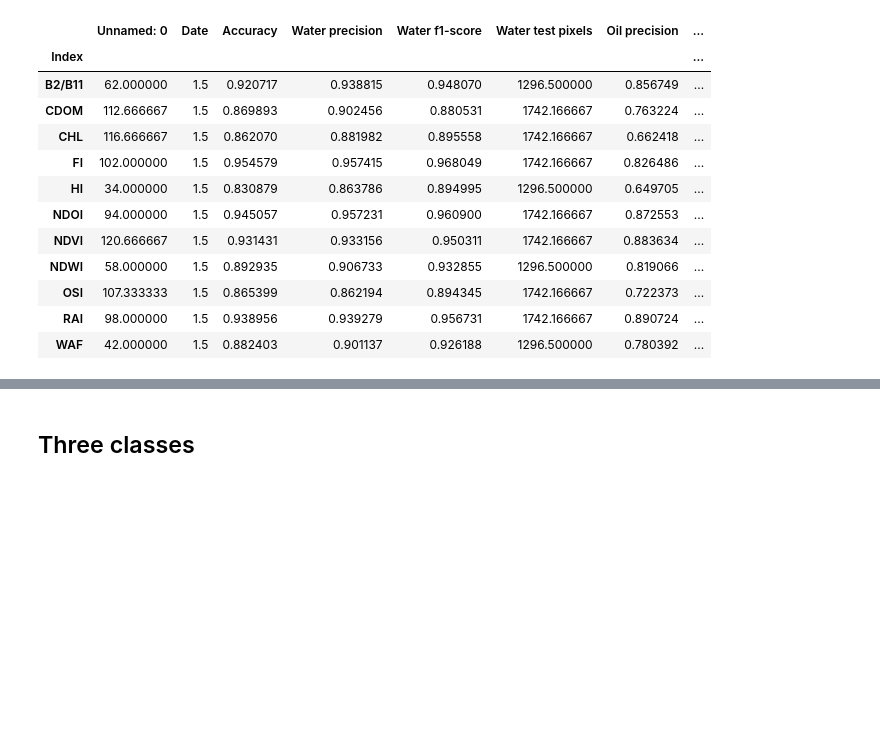
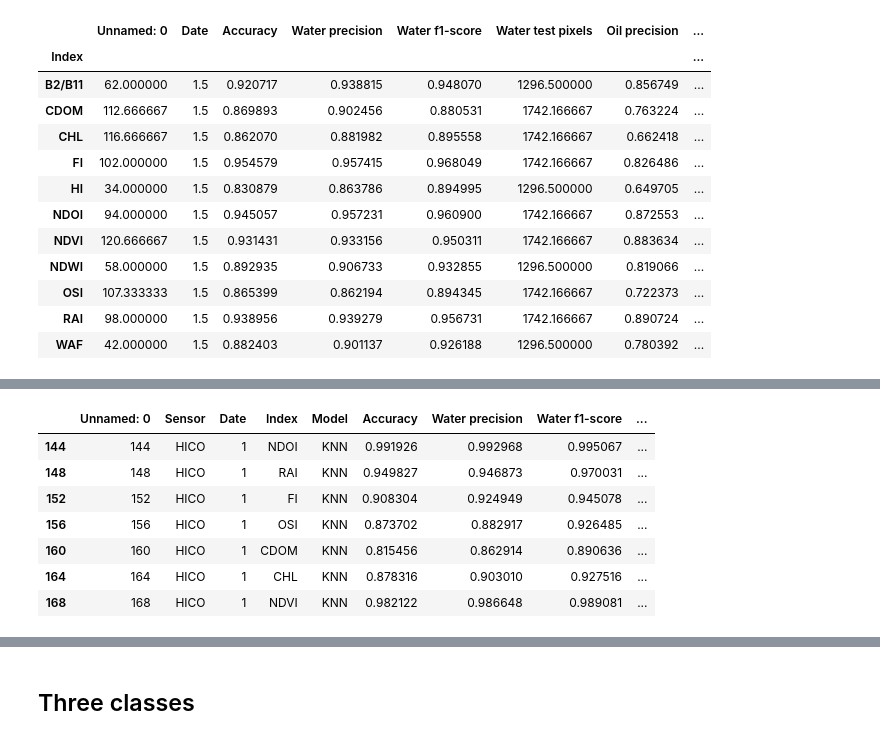
Before and after one commit to AmbarJade/NDOI-index, a Jupyter notebook: Error_representation.ipynb, the cells around one changed output, grey strips where cells are left out. Drawn from its saved outputs; the diff is of its cells as text; code cells hidden in the pictures; blank space fills up the shorter version.

```diff
--- a/Error_representation.ipynb
+++ b/Error_representation.ipynb
@@ -126,0 +144,11 @@ df[df.Model == 'KNN'].groupby('Index').mean()
+# %%
+Hi_1[Hi_1.Model == "KNN"]
+# %% [output]
+|  | Unnamed: 0 | Sensor | Date | Index | Model | Accuracy | Water precision | Water f1-score | ... |
+| 144 | 144 | HICO | 1 | NDOI | KNN | 0.991926 | 0.992968 | 0.995067 | ... |
+| 148 | 148 | HICO | 1 | RAI | KNN | 0.949827 | 0.946873 | 0.970031 | ... |
+| 152 | 152 | HICO | 1 | FI | KNN | 0.908304 | 0.924949 | 0.945078 | ... |
+| 156 | 156 | HICO | 1 | OSI | KNN | 0.873702 | 0.882917 | 0.926485 | ... |
+| 160 | 160 | HICO | 1 | CDOM | KNN | 0.815456 | 0.862914 | 0.890636 | ... |
+| 164 | 164 | HICO | 1 | CHL | KNN | 0.878316 | 0.903010 | 0.927516 | ... |
+| 168 | 168 | HICO | 1 | NDVI | KNN | 0.982122 | 0.986648 | 0.989081 | ... |
```
Also changed, not shown: parts of 10 cells of this notebook.
